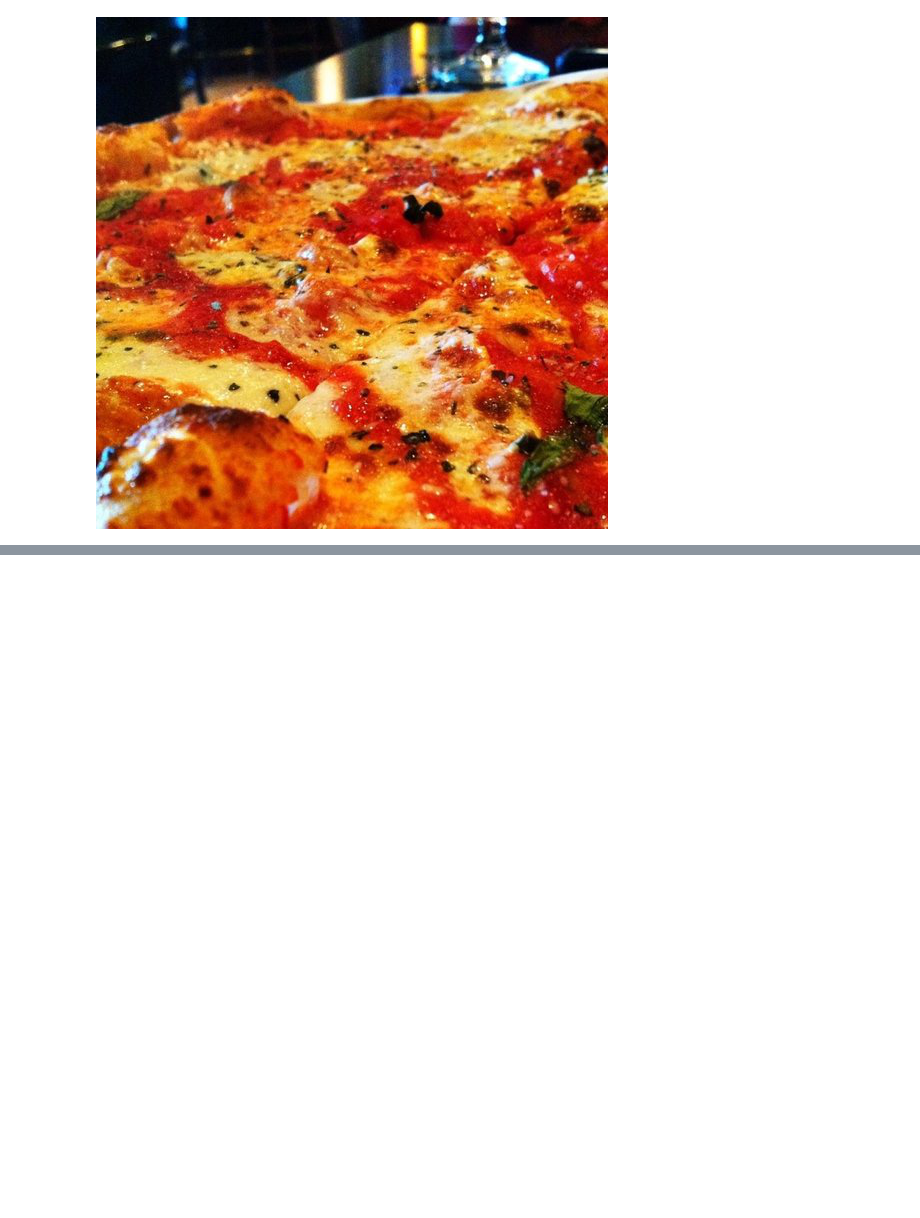
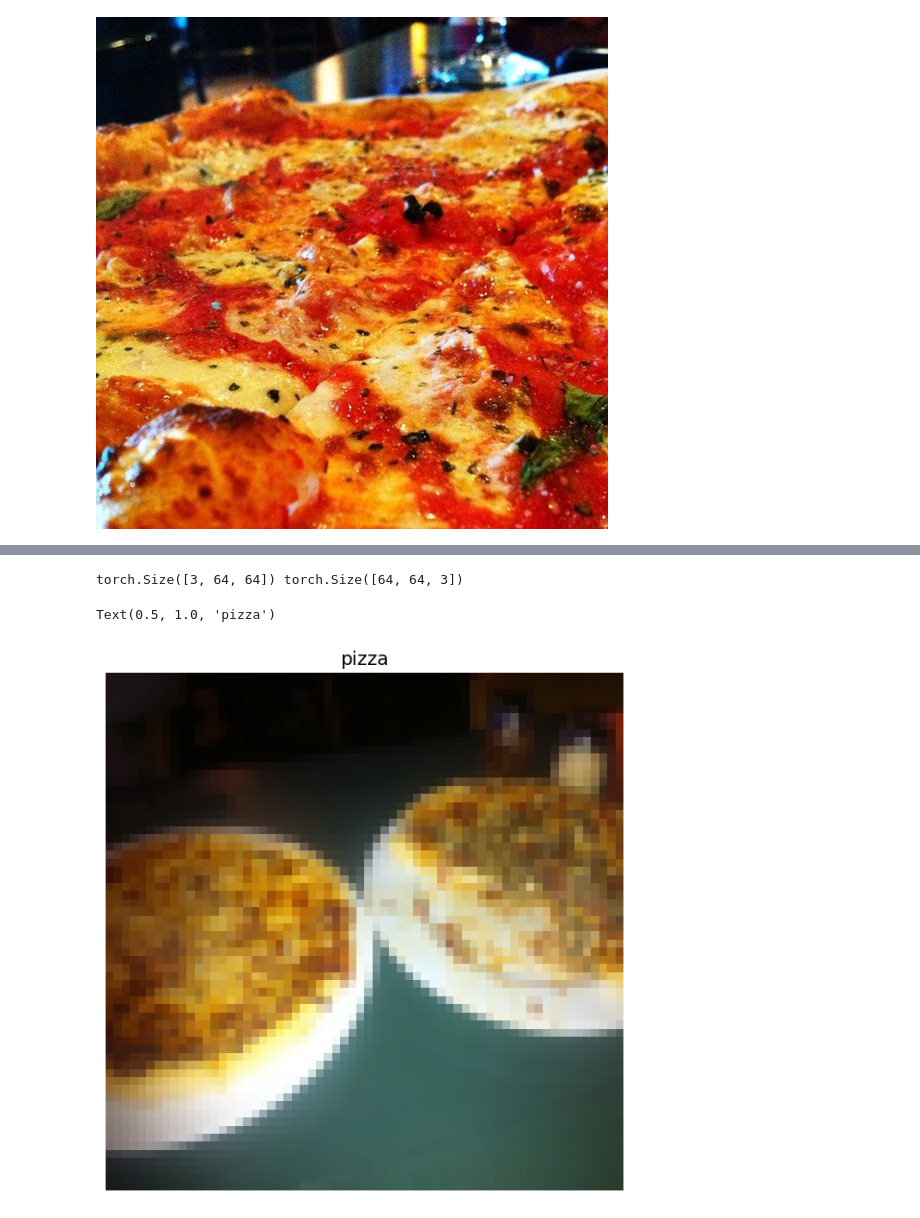
Before and after one commit to alexngUNC/pytorch-dan, a Jupyter notebook: custom_data04.ipynb, the cells around one changed output, grey strips where cells are left out. Saved outputs shown, nothing was run; the diff lists cells and outputs as text; code cells hidden in the pictures; blank space fills up the shorter version.

```diff
--- a/custom_data04.ipynb
+++ b/custom_data04.ipynb
@@ -111,0 +210,6 @@ Image width: 512
+# %%
+# use imagefolder to create a dataset
+from torchvision import datasets
+train_data = datasets.ImageFolder(root=train_dir, transform=data_transform, target_transform=None) # Transforms for data and target
+test_data = datasets.ImageFolder(root=test_dir, transform=data_transform) # defualt is None
+train_data, test_data
@@ -111,0 +235,4 @@ Image width: 512
+# %%
+# get class names as list
+class_names = train_data.classes
+class_names
@@ -111,0 +247,7 @@ Image width: 512
+# %%
+# index on train dataset to get a single image and a label
+img, label = train_data[0][0], train_data[0][1]
+print(f"Image tensor:\n {img}")
+print(f"Image shape: {img.shape}")
+print(f"Image dataype: {img.dtype}")
+print(f"Image label: {class_names[label]}")
@@ -111,0 +272,15 @@ Image width: 512
+# %%
+# rearrange the order of dimensions
+img_permute = img.permute(1, 2, 0)
+
+print(img.shape, img_permute.shape)
+
+# plot the image
+plt.figure(figsize=(10, 7))
+plt.imshow(img_permute)
+plt.axis('off')
+plt.title(class_names[label], fontsize=14)
+# %% [output]
+torch.Size([3, 64, 64]) torch.Size([64, 64, 3])
+Text(0.5, 1.0, 'pizza')
+[figure, added]
```
Also changed, not shown: parts of 39 cells of this notebook.
